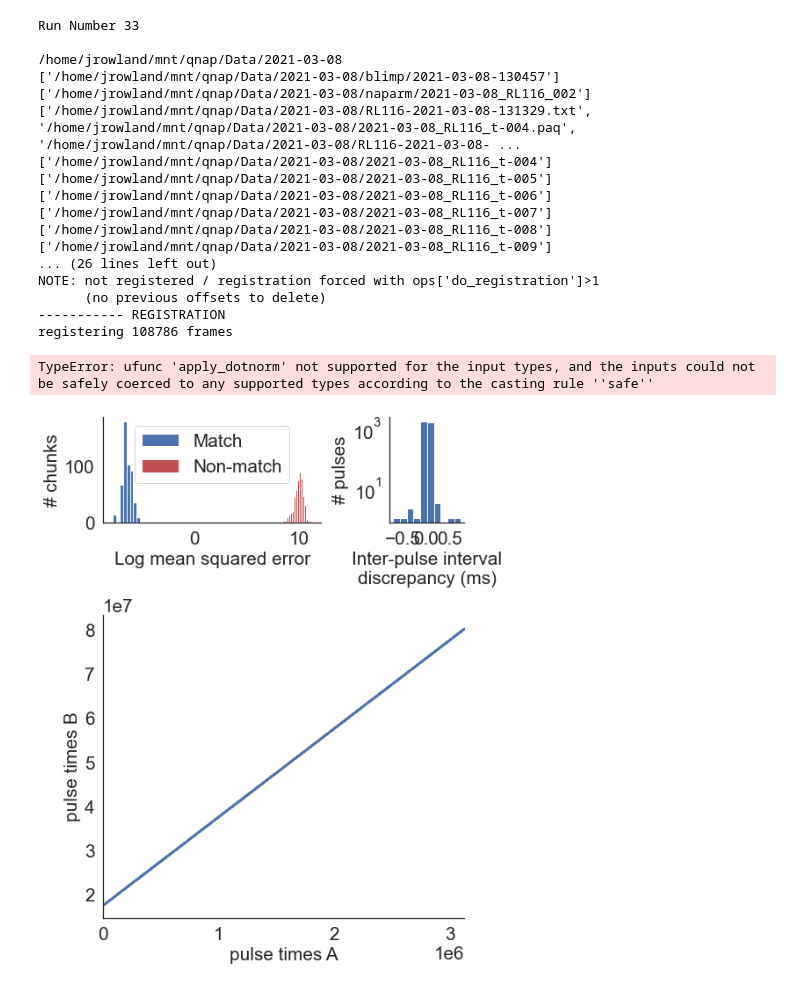
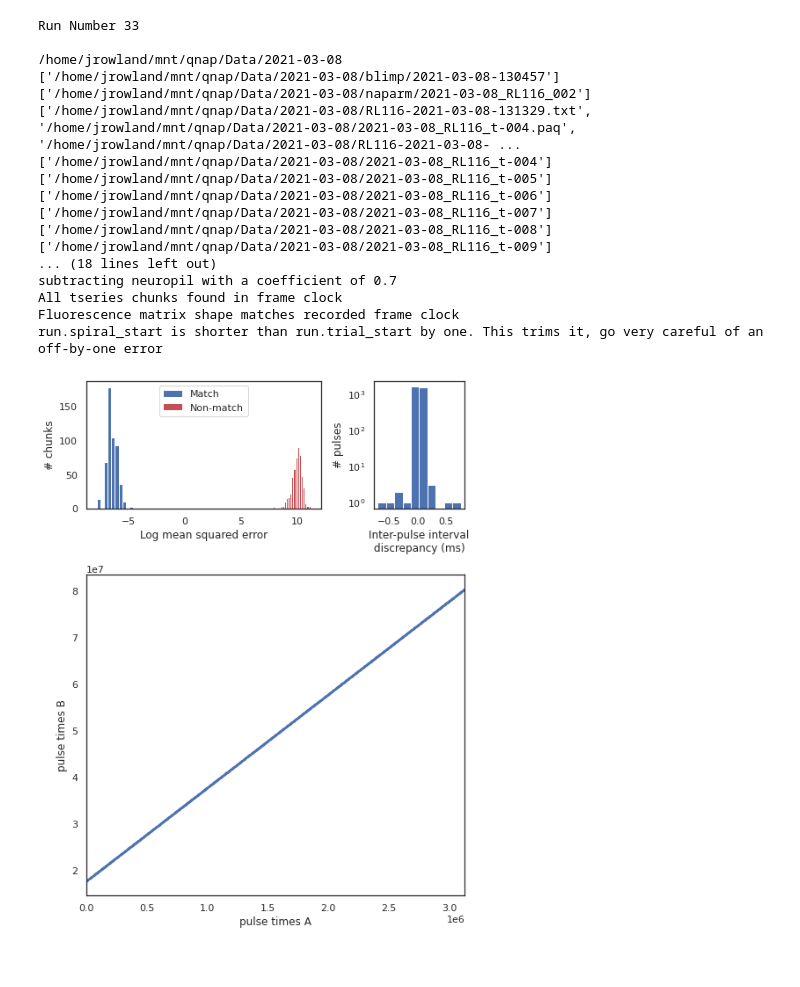
Before and after one commit to Packer-Lab/Vape, a Jupyter notebook: jupyter/preprocessing/cacher_RL116.ipynb, the cells around one changed output. Cells and saved outputs as stored; diff of their text form; code cells hidden in the pictures.

```diff
--- a/jupyter/preprocessing/cacher_RL116.ipynb
+++ b/jupyter/preprocessing/cacher_RL116.ipynb
@@ -15,37 +12,36 @@ if not os.path.exists(pkl_path):
 # %%
 mouse_id = 'RL116'
 
 # Good imaging but not pupil
 # run_numbers = [32]
 
 # I had to remove the last trials from blimp alignment and pycontrol txt because session
 # was ended half way through a trial. Made baks of the original files
 
 run_numbers = [33]
 
 for run_number in run_numbers:
 
     cprint('\n\nRun Number {}\n'.format(run_number), attrs=['bold'])
 
     cacher.main(mouse_id, run_number, pkl_path,
-                reprocess=True, reload=True, do_s2p=True, do_flu_preprocess=True)
+                reprocess=True, reload=True, do_s2p=False, do_flu_preprocess=True)
 # %% [output]
 Run Number 33
 
 /home/jrowland/mnt/qnap/Data/2021-03-08
 ['/home/jrowland/mnt/qnap/Data/2021-03-08/blimp/2021-03-08-130457']
 ['/home/jrowland/mnt/qnap/Data/2021-03-08/naparm/2021-03-08_RL116_002']
 ['/home/jrowland/mnt/qnap/Data/2021-03-08/RL116-2021-03-08-131329.txt', '/home/jrowland/mnt/qnap/Data/2021-03-08/2021-03-08_RL116_t-004.paq', '/home/jrowland/mnt/qnap/Data/2021-03-08/RL116-2021-03-08- ...
 ['/home/jrowland/mnt/qnap/Data/2021-03-08/2021-03-08_RL116_t-004']
 ['/home/jrowland/mnt/qnap/Data/2021-03-08/2021-03-08_RL116_t-005']
 ['/home/jrowland/mnt/qnap/Data/2021-03-08/2021-03-08_RL116_t-006']
 ['/home/jrowland/mnt/qnap/Data/2021-03-08/2021-03-08_RL116_t-007']
 ['/home/jrowland/mnt/qnap/Data/2021-03-08/2021-03-08_RL116_t-008']
 ['/home/jrowland/mnt/qnap/Data/2021-03-08/2021-03-08_RL116_t-009']
-... (26 lines left out)
-NOTE: not registered / registration forced with ops['do_registration']>1
-      (no previous offsets to delete)
------------ REGISTRATION
-registering 108786 frames
+... (18 lines left out)
+subtracting neuropil with a coefficient of 0.7
+All tseries chunks found in frame clock
+Fluorescence matrix shape matches recorded frame clock
+run.spiral_start is shorter than run.trial_start by one. This trims it, go very careful of an off-by-one error
-TypeError: ufunc 'apply_dotnorm' not supported for the input types, and the inputs could not be safely coerced to any supported types according to the casting rule ''safe''
-[figure, old version]
+[figure, new version]
```
Also changed, not shown: parts of 8 cells of this notebook, 4 other files.
